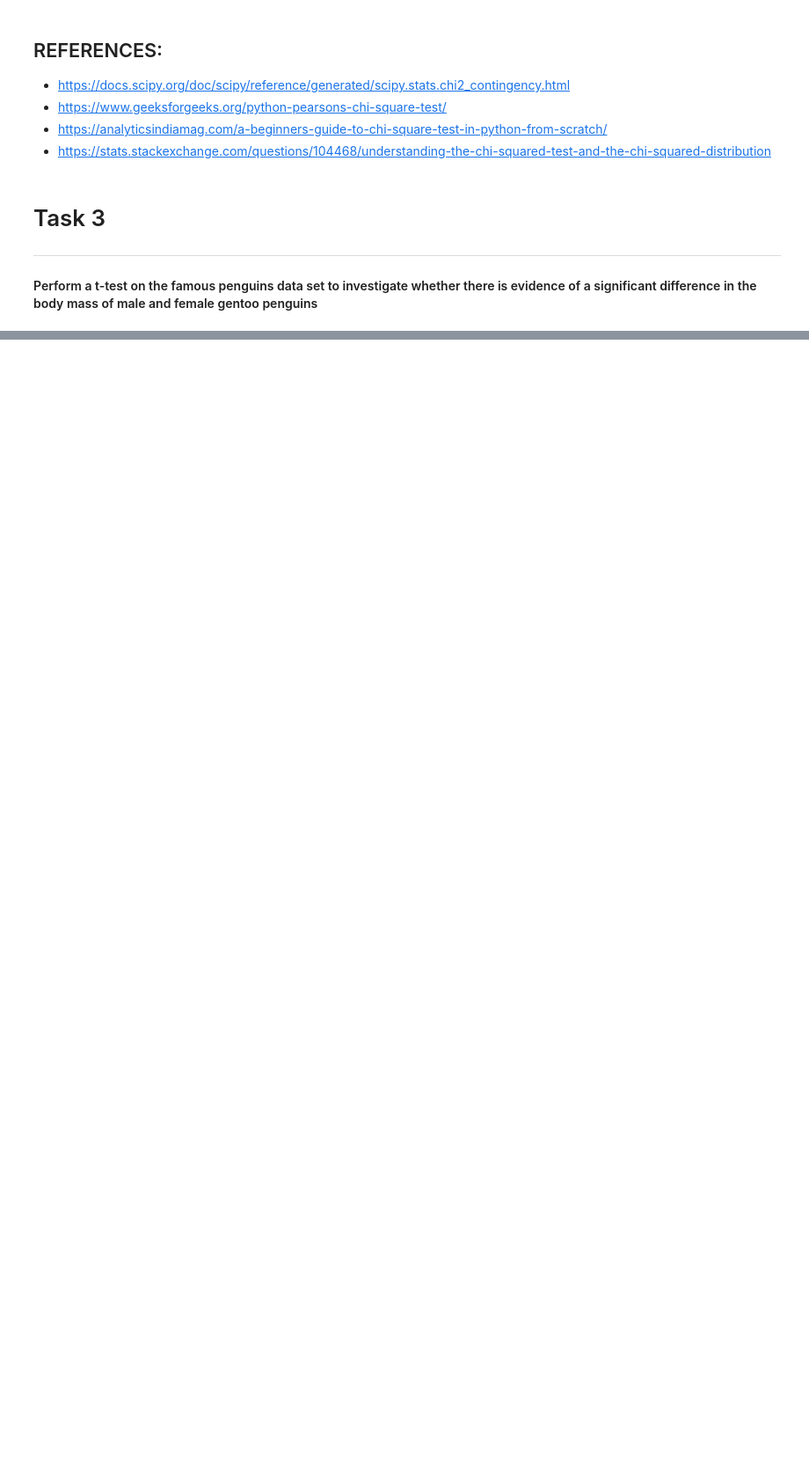
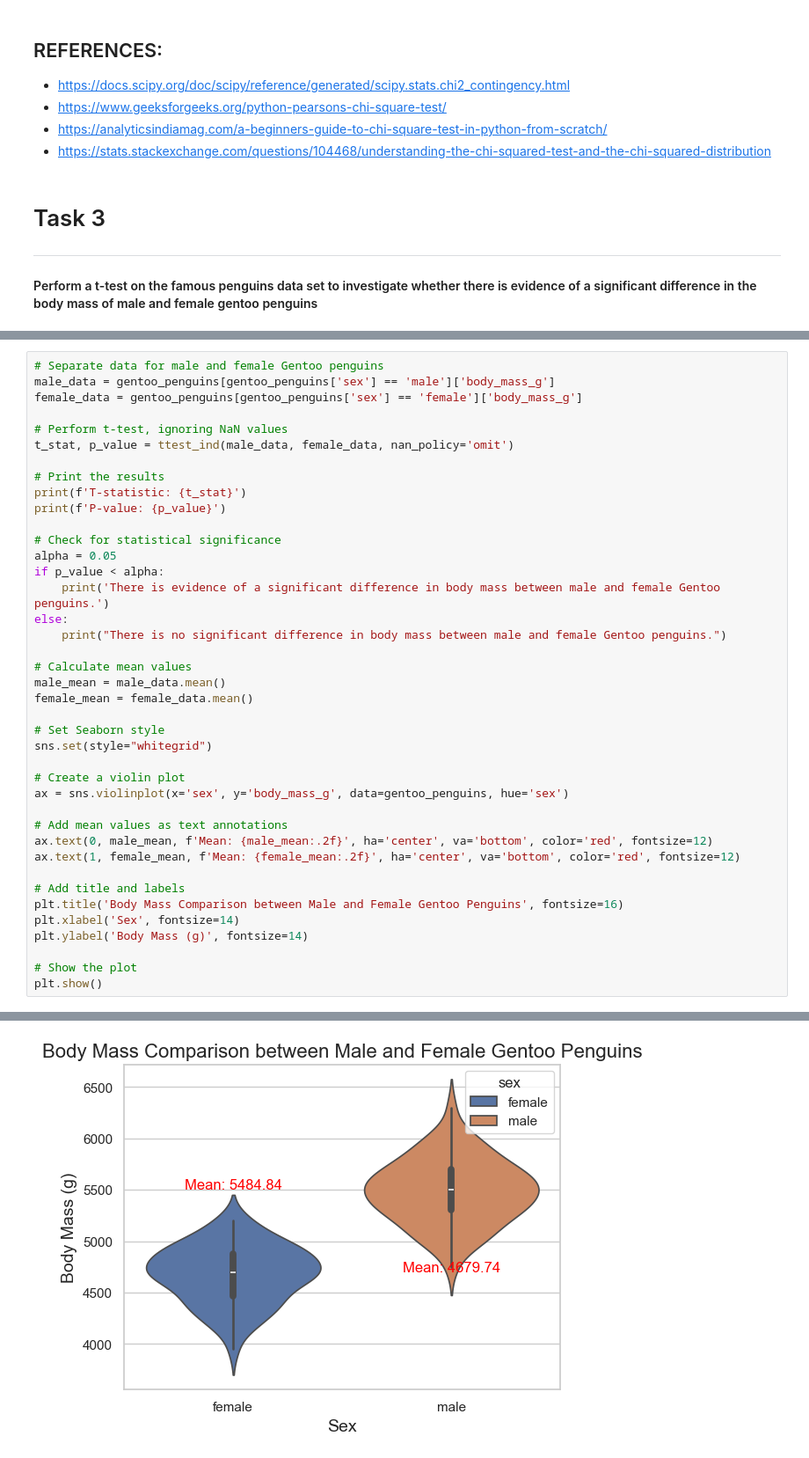
Before and after one commit to Scunnies/machine-learning-and-statistics, a Jupyter notebook: Tasks/tasks.ipynb, the cells around one changed output, grey strips where cells are left out. Shown: that part at 88% size. Drawn from its saved outputs; the diff is of its cells as text; blank space fills up the shorter version.

```diff
--- a/Tasks/tasks.ipynb
+++ b/Tasks/tasks.ipynb
@@ -135,0 +262,41 @@ There is no significant difference in body mass between male and female Gentoo p
+# %%
+# Separate data for male and female Gentoo penguins
+male_data = gentoo_penguins[gentoo_penguins['sex'] == 'male']['body_mass_g']
+female_data = gentoo_penguins[gentoo_penguins['sex'] == 'female']['body_mass_g']
+
+# Perform t-test, ignoring NaN values
+t_stat, p_value = ttest_ind(male_data, female_data, nan_policy='omit')
+
+# Print the results
+print(f'T-statistic: {t_stat}')
+print(f'P-value: {p_value}')
+
+# Check for statistical significance
+alpha = 0.05
+if p_value < alpha:
+    print('There is evidence of a significant difference in body mass between male and female Gentoo penguins.')
+else:
+    print("There is no significant difference in body mass between male and female Gentoo penguins.")
+
+# Calculate mean values
+male_mean = male_data.mean()
+female_mean = female_data.mean()
+
+# Set Seaborn style
+sns.set(style="whitegrid")
+
+# Create a violin plot
+ax = sns.violinplot(x='sex', y='body_mass_g', data=gentoo_penguins, hue='sex')
+
+# Add mean values as text annotations
+ax.text(0, male_mean, f'Mean: {male_mean:.2f}', ha='center', va='bottom', color='red', fontsize=12)
+ax.text(1, female_mean, f'Mean: {female_mean:.2f}', ha='center', va='bottom', color='red', fontsize=12)
+
+# Add title and labels
+plt.title('Body Mass Comparison between Male and Female Gentoo Penguins', fontsize=16)
+plt.xlabel('Sex', fontsize=14)
+plt.ylabel('Body Mass (g)', fontsize=14)
+
+# Show the plot
+plt.show()
+# %% [output]
@@ -135,0 +306 @@ There is no significant difference in body mass between male and female Gentoo p
+[figure, added]
```
Also changed, not shown: parts of 23 cells of this notebook.
